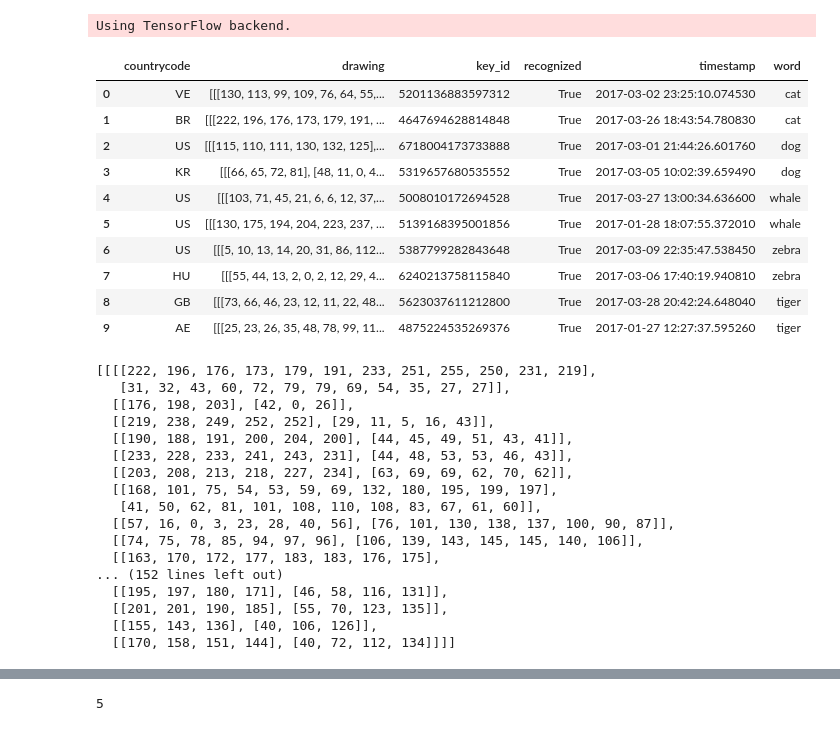
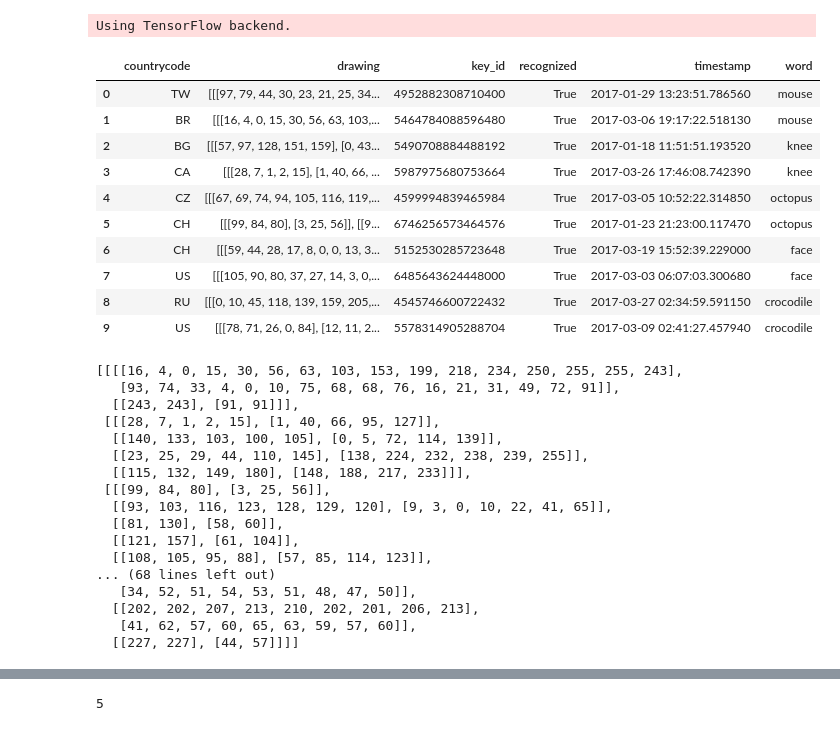
Before and after one commit to AbirHassan/DoodleDetect, a Jupyter notebook: despacito2.ipynb, the cells around one changed output, grey strips where cells are left out. Cells and saved outputs as stored; diff of their text form; code cells hidden in the pictures.

```diff
--- a/despacito2.ipynb
+++ b/despacito2.ipynb
@@ -20,27 +21,30 @@ from io import BytesIO
 # %% [output]
 Using TensorFlow backend.
 # %%
-fnames = ['input/train_simplified/cat.csv', 'input/train_simplified/dog.csv', 'input/train_simplified/whale.csv', 'input/train_simplified/zebra.csv', 'input/train_simplified/tiger.csv']
+from random import shuffle
+fnames = glob('input/train_simplified/*.csv')
+shuffle(fnames)
+fnames = fnames[0:5]
 cnames = ['countrycode', 'drawing', 'key_id', 'recognized', 'timestamp', 'word']
 drawlist = []
-for f in fnames[0:6]:
+for f in fnames[0:10]:
     first = pd.read_csv(f, nrows=10) # make sure we get a recognized drawing
     first = first[first.recognized==True].head(2)
     drawlist.append(first)
 draw_df = pd.DataFrame(np.concatenate(drawlist), columns=cnames)
 draw_df
 # %% [output]
 |  | countrycode | drawing | key_id | recognized | timestamp | word |
-| 0 | VE | [[[130, 113, 99, 109, 76, 64, 55,... | 5201136883597312 | True | 2017-03-02 23:25:10.074530 | cat |
-| 1 | BR | [[[222, 196, 176, 173, 179, 191, ... | 4647694628814848 | True | 2017-03-26 18:43:54.780830 | cat |
-| 2 | US | [[[115, 110, 111, 130, 132, 125],... | 6718004173733888 | True | 2017-03-01 21:44:26.601760 | dog |
-| 3 | KR | [[[66, 65, 72, 81], [48, 11, 0, 4... | 5319657680535552 | True | 2017-03-05 10:02:39.659490 | dog |
-| 4 | US | [[[103, 71, 45, 21, 6, 6, 12, 37,... | 5008010172694528 | True | 2017-03-27 13:00:34.636600 | whale |
-| 5 | US | [[[130, 175, 194, 204, 223, 237, ... | 5139168395001856 | True | 2017-01-28 18:07:55.372010 | whale |
-| 6 | US | [[[5, 10, 13, 14, 20, 31, 86, 112... | 5387799282843648 | True | 2017-03-09 22:35:47.538450 | zebra |
-| 7 | HU | [[[55, 44, 13, 2, 0, 2, 12, 29, 4... | 6240213758115840 | True | 2017-03-06 17:40:19.940810 | zebra |
-| 8 | GB | [[[73, 66, 46, 23, 12, 11, 22, 48... | 5623037611212800 | True | 2017-03-28 20:42:24.648040 | tiger |
-| 9 | AE | [[[25, 23, 26, 35, 48, 78, 99, 11... | 4875224535269376 | True | 2017-01-27 12:27:37.595260 | tiger |
+| 0 | TW | [[[97, 79, 44, 30, 23, 21, 25, 34... | 4952882308710400 | True | 2017-01-29 13:23:51.786560 | mouse |
+| 1 | BR | [[[16, 4, 0, 15, 30, 56, 63, 103,... | 5464784088596480 | True | 2017-03-06 19:17:22.518130 | mouse |
+| 2 | BG | [[[57, 97, 128, 151, 159], [0, 43... | 5490708884488192 | True | 2017-01-18 11:51:51.193520 | knee |
+| 3 | CA | [[[28, 7, 1, 2, 15], [1, 40, 66, ... | 5987975680753664 | True | 2017-03-26 17:46:08.742390 | knee |
+| 4 | CZ | [[[67, 69, 74, 94, 105, 116, 119,... | 4599994839465984 | True | 2017-03-05 10:52:22.314850 | octopus |
+| 5 | CH | [[[99, 84, 80], [3, 25, 56]], [[9... | 6746256573464576 | True | 2017-01-23 21:23:00.117470 | octopus |
+| 6 | CH | [[[59, 44, 28, 17, 8, 0, 0, 13, 3... | 5152530285723648 | True | 2017-03-19 15:52:39.229000 | face |
+| 7 | US | [[[105, 90, 80, 37, 27, 14, 3, 0,... | 6485643624448000 | True | 2017-03-03 06:07:03.300680 | face |
+| 8 | RU | [[[0, 10, 45, 118, 139, 159, 205,... | 4545746600722432 | True | 2017-03-27 02:34:59.591150 | crocodile |
+| 9 | US | [[[78, 71, 26, 0, 84], [12, 11, 2... | 5578314905288704 | True | 2017-03-09 02:41:27.457940 | crocodile |
 # %%
 evens = range(0,24,2)
 odds = range(1,23, 2)
@@ -53,23 +57,23 @@ example2s = [ast.literal_eval(pts) for pts in df2.drawing.values]
 example1s
 example2s
 # %% [output]
-[[[[222, 196, 176, 173, 179, 191, 233, 251, 255, 250, 231, 219],
-   [31, 32, 43, 60, 72, 79, 79, 69, 54, 35, 27, 27]],
-  [[176, 198, 203], [42, 0, 26]],
-  [[219, 238, 249, 252, 252], [29, 11, 5, 16, 43]],
-  [[190, 188, 191, 200, 204, 200], [44, 45, 49, 51, 43, 41]],
-  [[233, 228, 233, 241, 243, 231], [44, 48, 53, 53, 46, 43]],
-  [[203, 208, 213, 218, 227, 234], [63, 69, 69, 62, 70, 62]],
-  [[168, 101, 75, 54, 53, 59, 69, 132, 180, 195, 199, 197],
-   [41, 50, 62, 81, 101, 108, 110, 108, 83, 67, 61, 60]],
-  [[57, 16, 0, 3, 23, 28, 40, 56], [76, 101, 130, 138, 137, 100, 90, 87]],
-  [[74, 75, 78, 85, 94, 97, 96], [106, 139, 143, 145, 145, 140, 106]],
-  [[163, 170, 172, 177, 183, 183, 176, 175],
-... (152 lines left out)
-  [[195, 197, 180, 171], [46, 58, 116, 131]],
-  [[201, 201, 190, 185], [55, 70, 123, 135]],
-  [[155, 143, 136], [40, 106, 126]],
-  [[170, 158, 151, 144], [40, 72, 112, 134]]]]
+[[[[16, 4, 0, 15, 30, 56, 63, 103, 153, 199, 218, 234, 250, 255, 255, 243],
+   [93, 74, 33, 4, 0, 10, 75, 68, 68, 76, 16, 21, 31, 49, 72, 91]],
+  [[243, 243], [91, 91]]],
+ [[[28, 7, 1, 2, 15], [1, 40, 66, 95, 127]],
+  [[140, 133, 103, 100, 105], [0, 5, 72, 114, 139]],
+  [[23, 25, 29, 44, 110, 145], [138, 224, 232, 238, 239, 255]],
+  [[115, 132, 149, 180], [148, 188, 217, 233]]],
+ [[[99, 84, 80], [3, 25, 56]],
+  [[93, 103, 116, 123, 128, 129, 120], [9, 3, 0, 10, 22, 41, 65]],
+  [[81, 130], [58, 60]],
+  [[121, 157], [61, 104]],
+  [[108, 105, 95, 88], [57, 85, 114, 123]],
+... (68 lines left out)
+   [34, 52, 51, 54, 53, 51, 48, 47, 50]],
+  [[202, 202, 207, 213, 210, 202, 201, 206, 213],
+   [41, 62, 57, 60, 65, 63, 59, 57, 60]],
+  [[227, 227], [44, 57]]]]
 # %%
 labels = df2.word.tolist()
 for i, example in enumerate(example1s):
```
Also changed, not shown: parts of 25 cells of this notebook, 1 other file.
